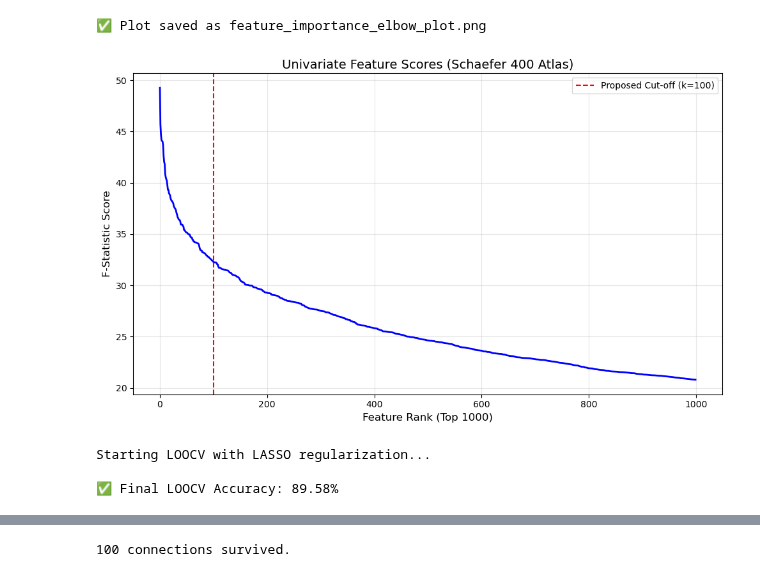
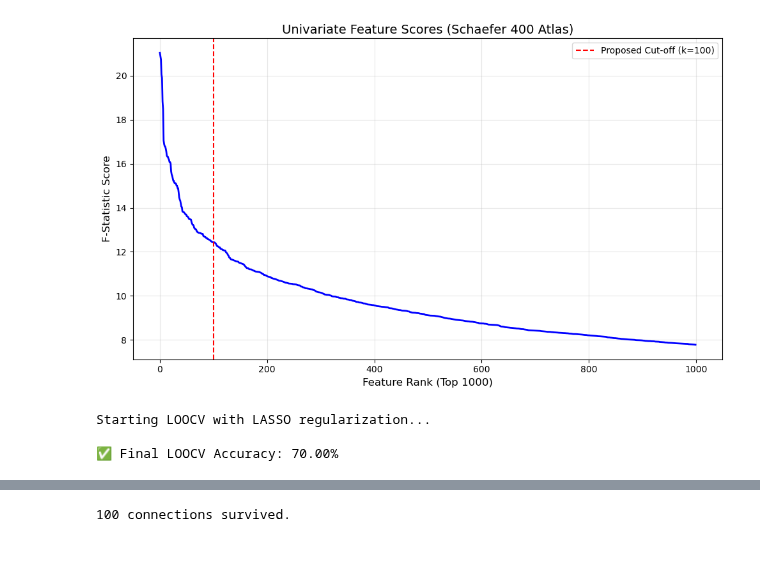
Before and after one commit to JJChong777/brain-math, a Jupyter notebook: brainmath_MLP.ipynb, the cells around one changed output, grey strips where cells are left out. Cells and saved outputs as stored; diff of their text form; code cells hidden in the pictures.

```diff
--- a/brainmath_MLP.ipynb
+++ b/brainmath_MLP.ipynb
@@ -3,37 +3,55 @@ import os
 desktop_dir = os.path.expanduser('~/Desktop/math_results')
 X_features_path = os.path.join(desktop_dir, 'X_features.npy')
 y_labels_path = os.path.join(desktop_dir, 'y_labels.npy')
+groups_path = os.path.join(desktop_dir, 'subject_groups.npy')
+# %%
+import numpy as np
+def average_by_subject(X_subset, y_subset, groups_subset):
+    """Averages multiple runs/trials for each unique subject."""
+    X_avg, y_avg = [], []
+    unique_subs = np.unique(groups_subset)
+
+    for sub in unique_subs:
+        sub_indices = np.where(groups_subset == sub)[0]
+        # Mean across features for this participant
+        X_avg.append(np.mean(X_subset[sub_indices], axis=0))
+        # Keep the label (TD or MLD)
+        y_avg.append(y_subset[sub_indices[0]])
+
+    return np.array(X_avg), np.array(y_avg)
 # %%
 import numpy as np
 import matplotlib.pyplot as plt
 from sklearn.feature_selection import SelectKBest, f_classif
 
 # 1. Load your actual data
 X = np.load(X_features_path)
 y = np.load(y_labels_path)
+groups = np.load(groups_path)
+X_avg, y_avg = average_by_subject(X, y, groups)
+
 
 # 2. Calculate F-statistic scores for all 79,800 features
 selector = SelectKBest(score_func=f_classif, k='all')
-selector.fit(X, y)
+selector.fit(X_avg, y_avg)
 scores = selector.scores_
 
 # 3. Sort scores in descending order
 sorted_scores = np.sort(scores)[::-1]
 
 # 4. Create the Plot
 plt.figure(figsize=(10, 6))
 plt.plot(sorted_scores[:1000], color='blue', linewidth=2) # Look at top 1000
 plt.axvline(x=100, color='red', linestyle='--', label='Proposed Cut-off (k=100)')
 
 plt.title('Univariate Feature Scores (Schaefer 400 Atlas)', fontsize=14)
 plt.xlabel('Feature Rank (Top 1000)', fontsize=12)
 plt.ylabel('F-Statistic Score', fontsize=12)
 plt.grid(True, alpha=0.3)
 plt.legend()
 plt.tight_layout()
 # %% [output]
-✅ Plot saved as feature_importance_elbow_plot.png
-[figure, old version]
+[figure, new version]
 # %%
 import torch
 from sklearn.feature_selection import SelectKBest, f_classif
@@ -84,6 +102,7 @@ all_test_probs = []
 
 # X_scaled and y_raw should be your top 100 features from the previous step
 X = X_final # Shape (30, 100)
+y = y_avg
 
 print(f"Starting LOOCV with LASSO regularization...")
 
@@ -136,7 +155,7 @@ print(f"\n✅ Final LOOCV Accuracy: {final_acc * 100:.2f}%")
 # %% [output]
 Starting LOOCV with LASSO regularization...
 
-✅ Final LOOCV Accuracy: 89.58%
+✅ Final LOOCV Accuracy: 70.00%
 # %%
 # 1. Convert lists to numpy arrays first
 labels_array = np.array(all_test_labels)
```
Also changed, not shown: parts of 4 cells of this notebook.
